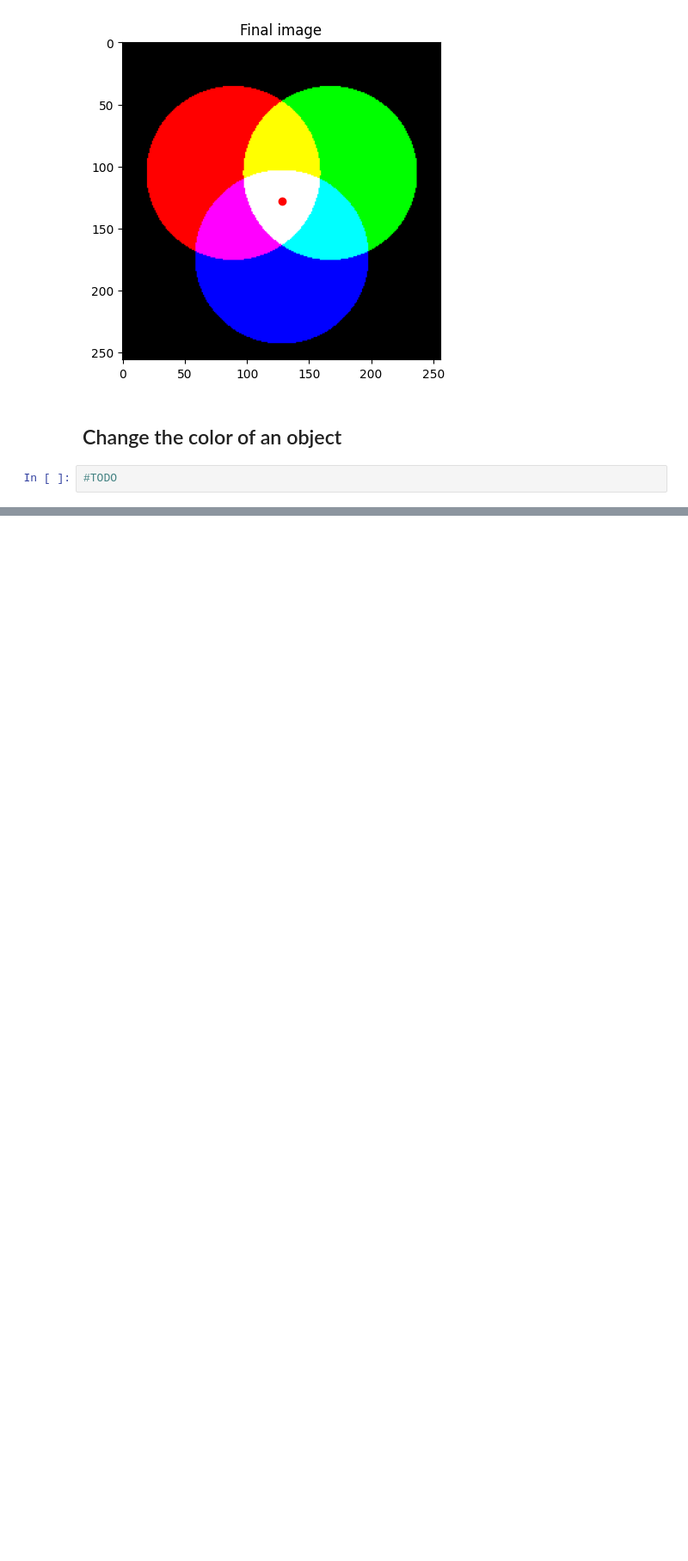
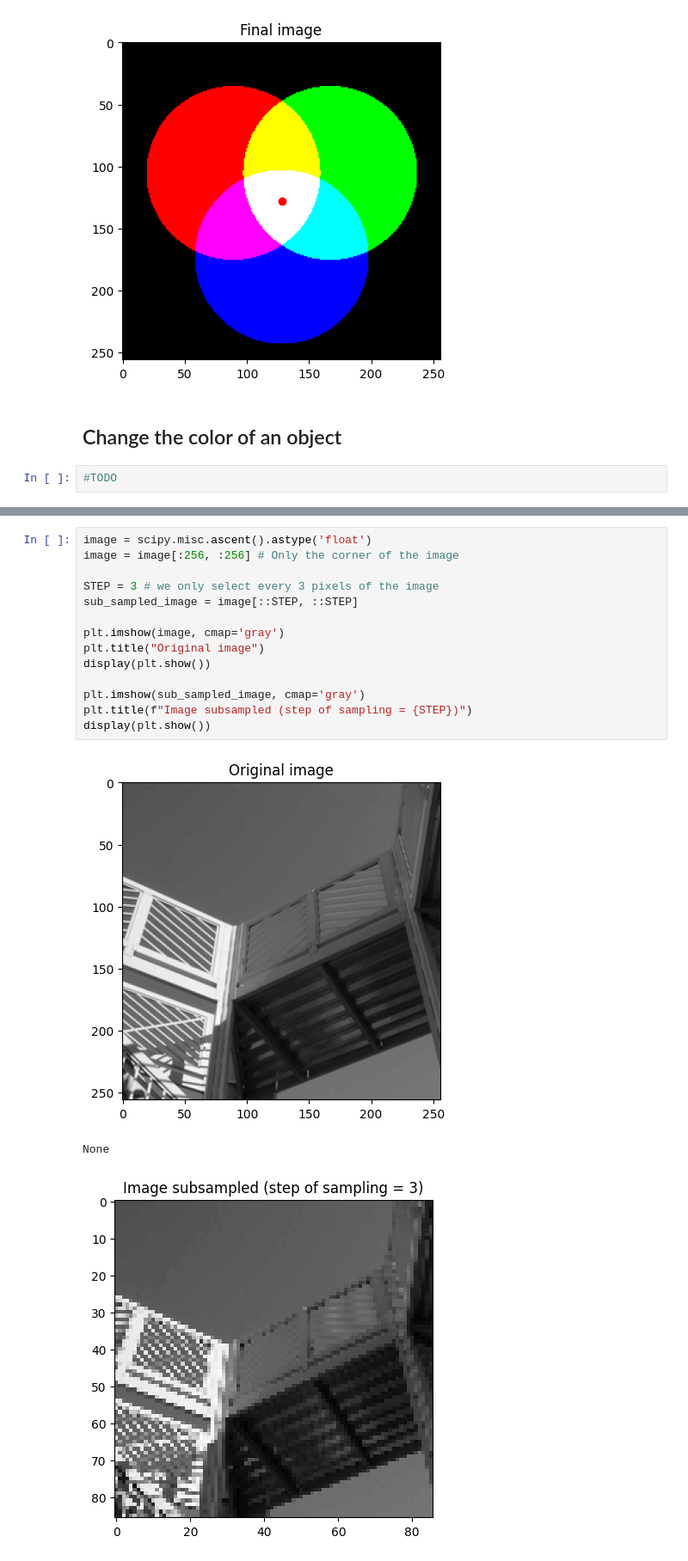
Before and after one commit to kilaposhi/sensor_class, a Jupyter notebook: image_treatment.ipynb, the cells around one changed output, grey strips where cells are left out. Shown at 86% size. Drawn from its saved outputs; the diff is of its cells as text; blank space fills up the shorter version.

```diff
--- a/image_treatment.ipynb
+++ b/image_treatment.ipynb
@@ -165,0 +249,18 @@ plt.show()
+# %%
+image = scipy.misc.ascent().astype('float')
+image = image[:256, :256] # Only the corner of the image
+
+STEP = 3 # we only select every 3 pixels of the image
+sub_sampled_image = image[::STEP, ::STEP]
+
+plt.imshow(image, cmap='gray')
+plt.title("Original image")
+display(plt.show())
+
+plt.imshow(sub_sampled_image, cmap='gray')
+plt.title(f"Image subsampled (step of sampling = {STEP})")
+display(plt.show())
+# %% [output]
+[figure, added]
+None
+[figure, added]
```
Also changed, not shown: parts of 15 cells of this notebook.
